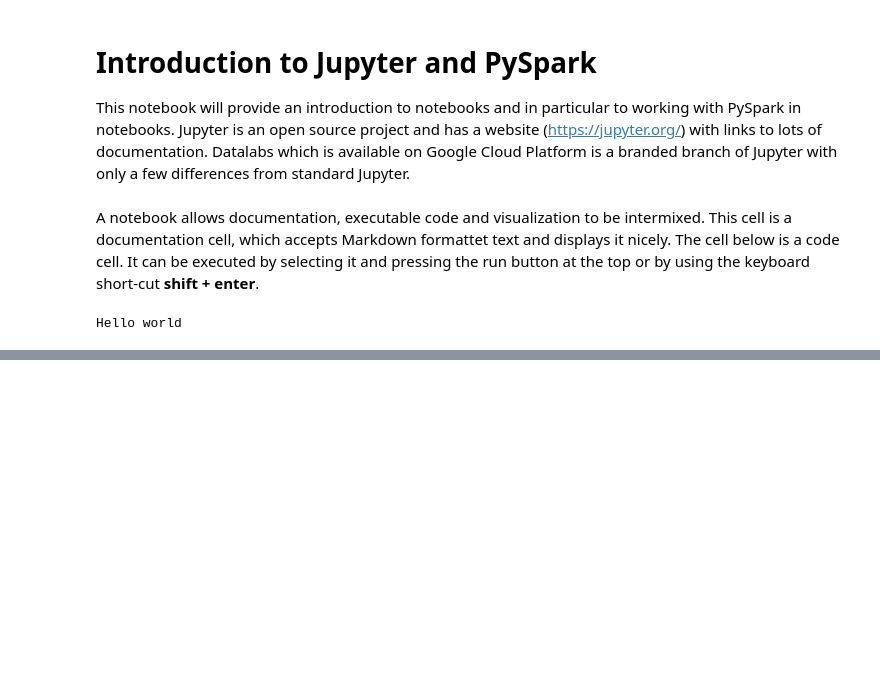
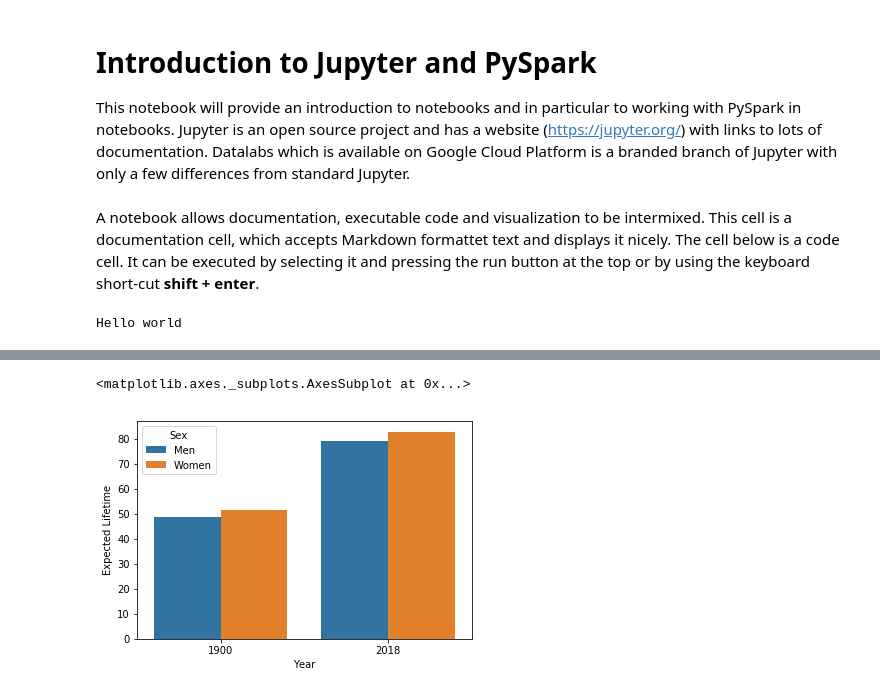
Before and after one commit to andreaskdk/big-data-notebooks, a Jupyter notebook: Introduction to Jupyter.ipynb, the cells around one changed output, grey strips where cells are left out. Drawn from its saved outputs; the diff is of its cells as text; code cells hidden in the pictures; blank space fills up the shorter version.

```diff
--- a/Introduction to Jupyter.ipynb
+++ b/Introduction to Jupyter.ipynb
@@ -24,0 +137,5 @@ ax = sns.heatmap(uniform_data)
+# %%
+sns.barplot(x="Year", y="Expected Lifetime", hue="Sex", data=lifetime_data)
+# %% [output]
+<matplotlib.axes._subplots.AxesSubplot at 0x...>
+[figure, added]
```
Also changed, not shown: parts of 27 cells of this notebook, 1 other file.
